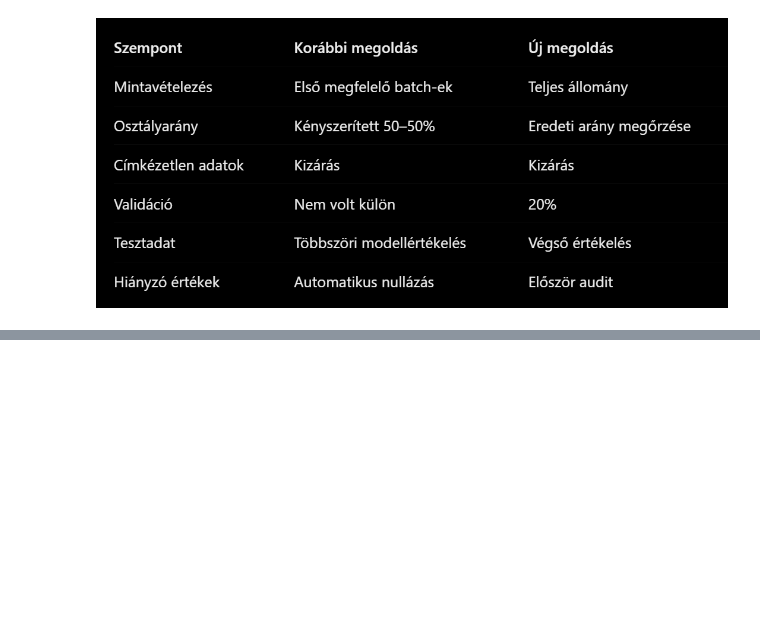
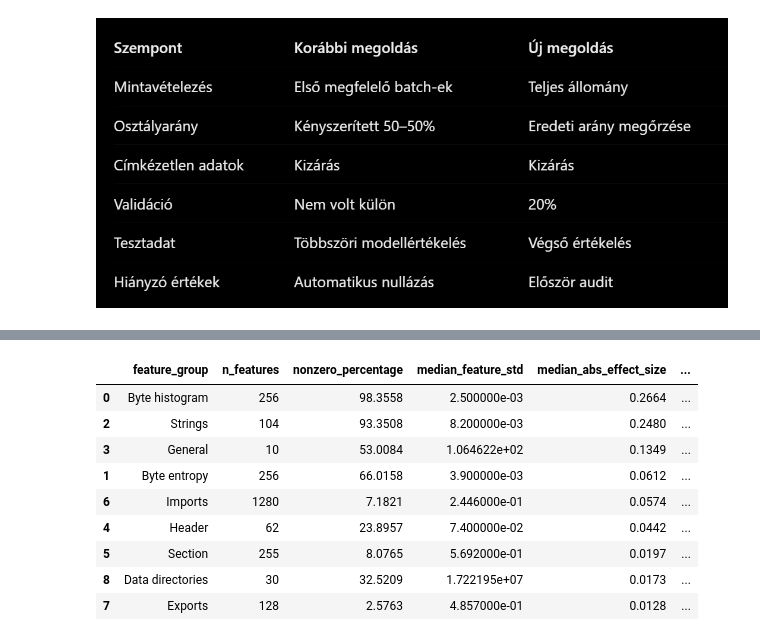
Before and after one commit to RaczNikoletta/Artificial-intelligence, a Jupyter notebook: beadando_emberdsv2.ipynb, the cells around one changed output, grey strips where cells are left out. Saved outputs shown, nothing was run; the diff lists cells and outputs as text; code cells hidden in the pictures; blank space fills up the shorter version.

Commit message:
Section 2 part 1

```diff
--- a/beadando_emberdsv2.ipynb
+++ b/beadando_emberdsv2.ipynb
@@ -615,0 +739,76 @@ plt.show()
+# %%
+def calculate_group_statistics(X, y, groups):
+    results = []
+
+    for group_name, info in groups.items():
+        start = info["start"]
+        end = info["end"]
+
+        X_group = X[:, start:end]
+
+        benign = X_group[y == 0]
+        malware = X_group[y == 1]
+
+        # Nem nulla értékek aránya
+        nonzero_percentage = np.mean(X_group != 0) * 100
+
+        # Feature-önkénti szórás
+        feature_std = np.std(X_group, axis=0)
+
+        # Feature-önkénti Cohen-féle d
+        mean_benign = np.mean(benign, axis=0)
+        mean_malware = np.mean(malware, axis=0)
+
+        std_benign = np.var(benign, axis=0)
+        std_malware = np.var(malware, axis=0)
+
+        pooled_std = np.sqrt(
+            (std_benign + std_malware) / 2
+        )
+
+        effect_size = np.divide(
+            mean_malware - mean_benign,
+            pooled_std,
+            out=np.zeros_like(mean_benign),
+            where=pooled_std > 1e-12
+        )
+
+        results.append({
+            "feature_group": group_name,
+            "n_features": end - start,
+            "nonzero_percentage": nonzero_percentage,
+            "median_feature_std": np.median(feature_std),
+            "median_abs_effect_size": np.median(
+                np.abs(effect_size)
+            ),
+            "mean_abs_effect_size": np.mean(
+                np.abs(effect_size)
+            )
+        })
+
+    return pd.DataFrame(results)
+
+
+group_statistics = calculate_group_statistics(
+    X_train,
+    y_train,
+    FEATURE_GROUPS
+)
+
+display(
+    group_statistics.sort_values(
+        "median_abs_effect_size",
+        ascending=False
+    ).round(4)
+)
+# %% [output]
+|  | feature_group | n_features | nonzero_percentage | median_feature_std | median_abs_effect_size | ... |
+| 0 | Byte histogram | 256 | 98.3558 | 2.500000e-03 | 0.2664 | ... |
+| 2 | Strings | 104 | 93.3508 | 8.200000e-03 | 0.2480 | ... |
+| 3 | General | 10 | 53.0084 | 1.064622e+02 | 0.1349 | ... |
+| 1 | Byte entropy | 256 | 66.0158 | 3.900000e-03 | 0.0612 | ... |
+| 6 | Imports | 1280 | 7.1821 | 2.446000e-01 | 0.0574 | ... |
+| 4 | Header | 62 | 23.8957 | 7.400000e-02 | 0.0442 | ... |
+| 5 | Section | 255 | 8.0765 | 5.692000e-01 | 0.0197 | ... |
+| 8 | Data directories | 30 | 32.5209 | 1.722195e+07 | 0.0173 | ... |
+| 7 | Exports | 128 | 2.5763 | 4.857000e-01 | 0.0128 | ... |
```
Also changed, not shown: parts of 12 cells of this notebook.
